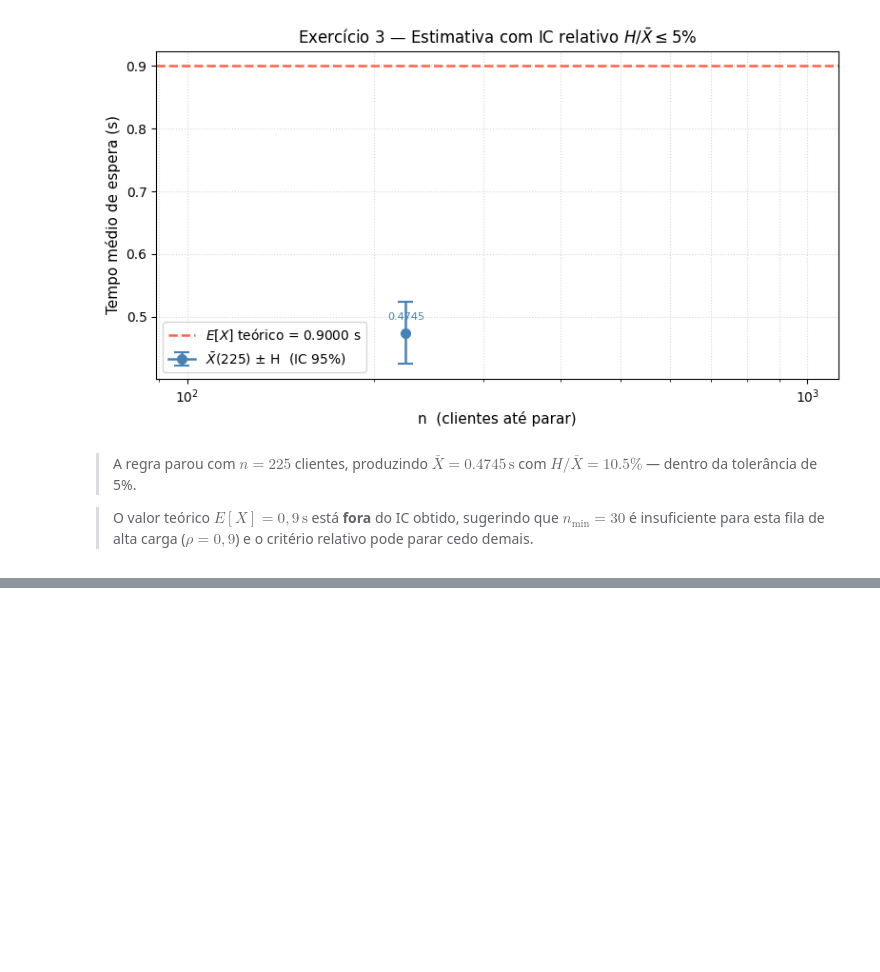
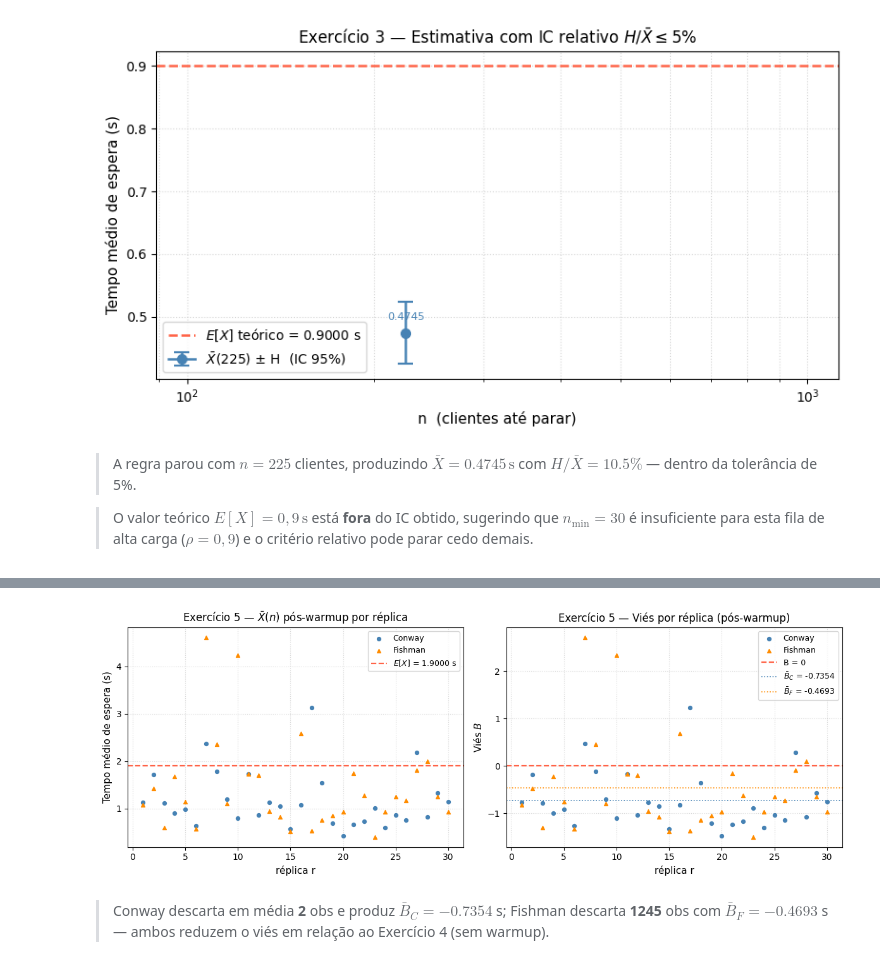
Before and after one commit to carolfmayca/avd-ram, a Jupyter notebook: mm1.ipynb, the cells around one changed output, grey strips where cells are left out. Cells and saved outputs as stored; diff of their text form; code cells hidden in the pictures; blank space fills up the shorter version.

```diff
--- a/mm1.ipynb
+++ b/mm1.ipynb
@@ -390,0 +654,40 @@ plot_convergence(
+# %%
+fig, axes = plt.subplots(1, 2, figsize=(12, 4.5))
+rs = list(range(1, R + 1))
+
+ax = axes[0]
+ax.scatter(rs, means5_c, s=18, color="steelblue",  label="Conway",  zorder=3)
+ax.scatter(rs, means5_f, s=18, color="darkorange", label="Fishman", zorder=3, marker="^")
+ax.axhline(E_B, color="tomato", linestyle="--", linewidth=1.6,
+           label=rf"$E[X]$ = {E_B:.4f} s")
+ax.set_xlabel("réplica r",                 fontsize=11)
+ax.set_ylabel("Tempo médio de espera (s)", fontsize=11)
+ax.set_title(r"Exercício 5 — $\bar{X}(n)$ pós-warmup por réplica", fontsize=12)
+ax.legend(fontsize=9); ax.grid(True, linestyle=":", alpha=0.5)
+
+ax = axes[1]
+ax.scatter(rs, biases5_c, s=18, color="steelblue",  label="Conway",  zorder=3)
+ax.scatter(rs, biases5_f, s=18, color="darkorange", label="Fishman", zorder=3, marker="^")
+ax.axhline(0,               color="tomato",   linestyle="--", linewidth=1.6, label="B = 0")
+ax.axhline(biases5_c.mean(), color="steelblue",  linestyle=":", linewidth=1.2,
+           label=rf"$\bar{{B}}_C$ = {biases5_c.mean():.4f}")
+ax.axhline(biases5_f.mean(), color="darkorange", linestyle=":", linewidth=1.2,
+           label=rf"$\bar{{B}}_F$ = {biases5_f.mean():.4f}")
+ax.set_xlabel("réplica r", fontsize=11)
+ax.set_ylabel(r"Viés $B$",  fontsize=11)
+ax.set_title("Exercício 5 — Viés por réplica (pós-warmup)", fontsize=12)
+ax.legend(fontsize=9); ax.grid(True, linestyle=":", alpha=0.5)
+
+fig.tight_layout()
+plt.show()
+
+display(Markdown(
+    rf"> Conway descarta em média **{np.mean(ds_conway):.0f}** obs e produz "
+    rf"$\bar{{B}}_C = {biases5_c.mean():.4f}$ s; "
+    rf"Fishman descarta **{np.mean(ds_fishman):.0f}** obs com "
+    rf"$\bar{{B}}_F = {biases5_f.mean():.4f}$ s — "
+    r"ambos reduzem o viés em relação ao Exercício 4 (sem warmup)."
+))
+# %% [output]
+[figure, added]
+> Conway descarta em média **2** obs e produz $\bar{B}_C = -0.7354$ s; Fishman descarta **1245** obs com $\bar{B}_F = -0.4693$ s — ambos reduzem o viés em relação ao Exercício 4 (sem warmup).
```
Also changed, not shown: parts of 10 cells of this notebook, 2 other files.
